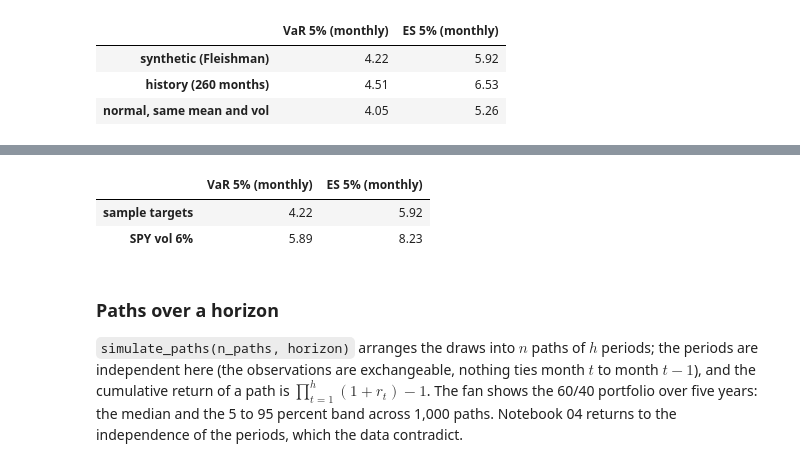
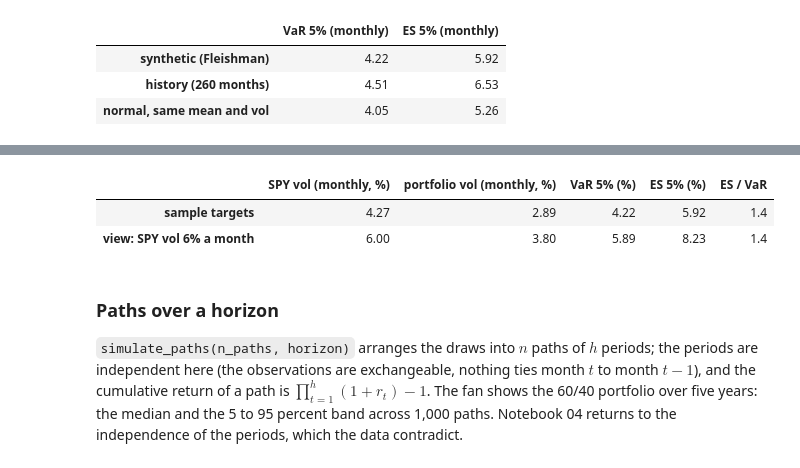
Before and after one commit to mamadouyamar/CVineMarketGen, a Jupyter notebook: examples/01_matching_moments_and_correlations.ipynb, the cells around one changed output, grey strips where cells are left out. Cells and saved outputs as stored; diff of their text form; code cells hidden in the pictures.

```diff
--- a/examples/01_matching_moments_and_correlations.ipynb
+++ b/examples/01_matching_moments_and_correlations.ipynb
@@ -270,12 +285,19 @@ economy.
 # %%
 t2 = Targets.from_history(X)
-t2.vol["SPY"] = 0.06                                     # view: SPY volatility 6 percent a month instead of the sample's 4.3
+t2.vol["SPY"] = 0.06                                     # view: SPY volatility 6 percent a month (21 percent a year) instead of the sample's 4.3 (15)
 S2 = FleishmanMarket(t2).fit().simulate(25000, seed=1)
-pd.DataFrame({"sample targets": var_es((S @ w).values), "SPY vol 6%": var_es((S2 @ w).values)}, index=["VaR 5% (monthly)", "ES 5% (monthly)"]).T.mul(100).round(2)
+def port_vol(tg):                                        # portfolio volatility implied by the targets: sqrt(w' Sigma w)
+    Sigma = np.outer(tg.vol, tg.vol) * tg.corr.values
+    return float(np.sqrt(w.values @ Sigma @ w.values))
+rows = {}
+for name, tg, SS in [("sample targets", t, S), ("view: SPY vol 6% a month", t2, S2)]:
+    v, e = var_es((SS @ w).values)
+    rows[name] = {"SPY vol (monthly, %)": tg.vol["SPY"] * 100, "portfolio vol (monthly, %)": port_vol(tg) * 100, "VaR 5% (%)": v * 100, "ES 5% (%)": e * 100, "ES / VaR": e / v}
+pd.DataFrame(rows).T.round(2)
 # %% [output]
-|  | VaR 5% (monthly) | ES 5% (monthly) |
-| sample targets | 4.22 | 5.92 |
-| SPY vol 6% | 5.89 | 8.23 |
+|  | SPY vol (monthly, %) | portfolio vol (monthly, %) | VaR 5% (%) | ES 5% (%) | ES / VaR |
+| sample targets | 4.27 | 2.89 | 4.22 | 5.92 | 1.4 |
+| view: SPY vol 6% a month | 6.00 | 3.80 | 5.89 | 8.23 | 1.4 |
 # %% [markdown]
 ### Paths over a horizon
 
```
Also changed, not shown: parts of 1 cell of this notebook.
